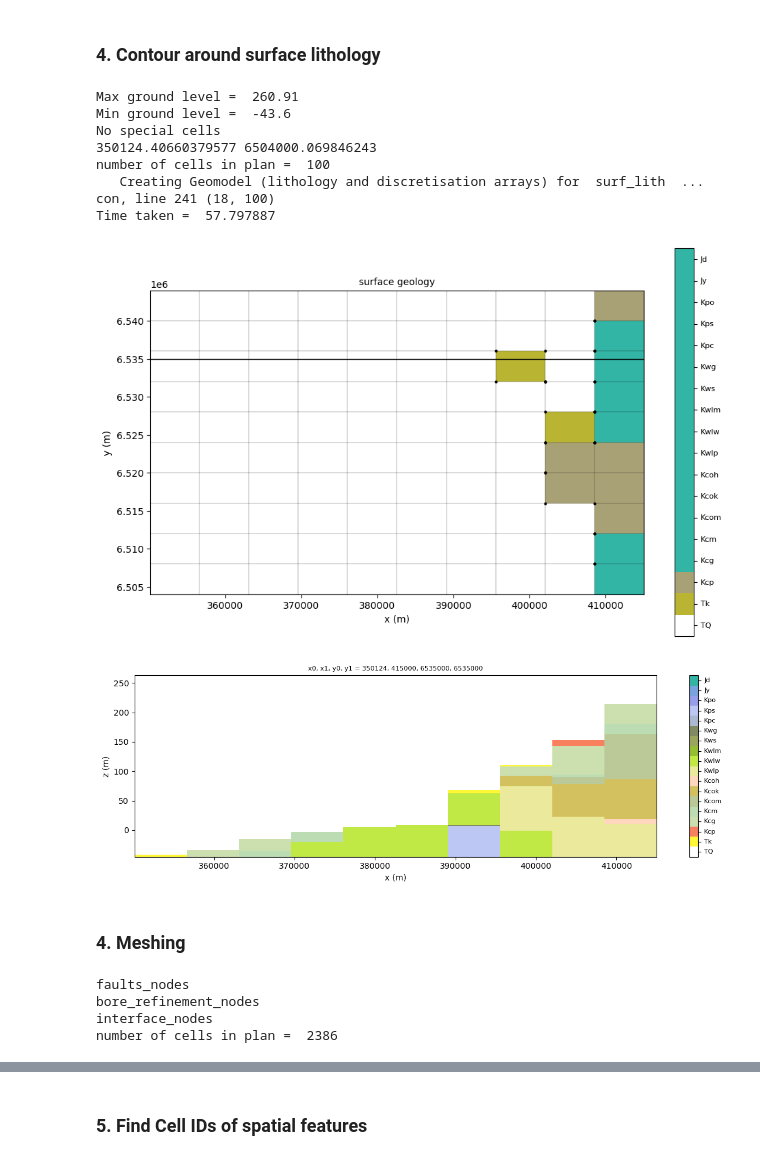
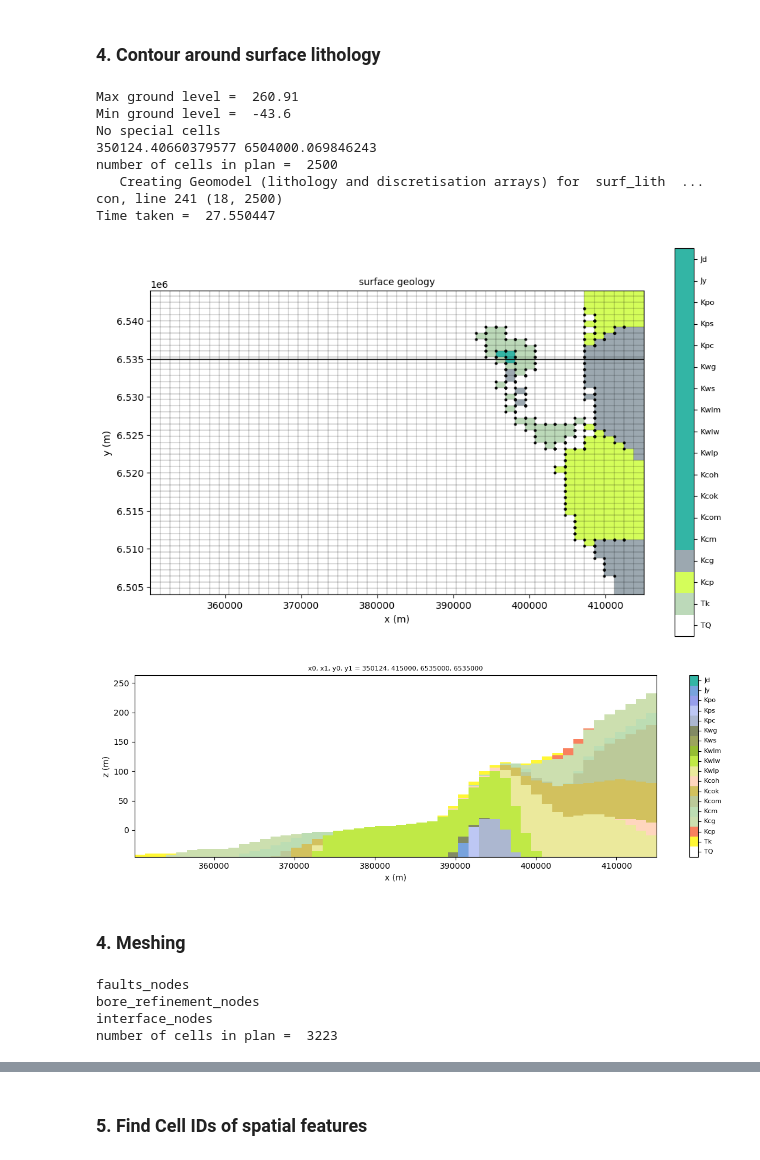
Before and after one commit to malvina-chmielarski/Otorowiri, a Jupyter notebook: scripts/main_script.ipynb, the cells around one changed output, grey strips where cells are left out. Drawn from its saved outputs; the diff is of its cells as text; code cells hidden in the pictures.

```diff
--- a/scripts/main_script.ipynb
+++ b/scripts/main_script.ipynb
@@ -46,8 +46,9 @@ workspace = '../modelfiles/'
 results = '../results/'
 figures = '../figures/'
 triexe = '../exe/triangle.exe'
+mfexe_name = '../exe/mf6.exe'
 
 from loopflopy.project import Project
-project = Project(name, workspace, results, figures, triexe)
+project = Project(name, workspace, results, figures, triexe, mfexe_name)
 # %% [markdown]
 ### 2. Spatial Processing
@@ -142,7 +171,7 @@ z0, z1 = min_gl-2, max_gl+2
 # Create a structured mesh to detect lithological interfaces
 from loopflopy.mesh import Mesh
 mesh = Mesh(plangrid = 'car')
-mesh.ncol, mesh.nrow = 10, 10
+mesh.ncol, mesh.nrow = 50, 50
 mesh.create_mesh(project, spatial)
 print('number of cells in plan = ', mesh.ncpl)
 
@@ -169,38 +198,38 @@ def generate_interface_nodes(raster):
             if raster[i, j] != raster[i, j + 1]:
                 node = Point(mesh.xcenters[j] + 0.5 * mesh.delx, mesh.ycenters[i] - 0.5 * mesh.dely)
                 if node.within(spatial.model_boundary_poly.buffer(-2 * spatial.boundary_buff)): # So that no nodes too close to model boundary
                     nodes.append(node)
             if raster[i, j] != raster[i + 1, j]:
                 node = Point(mesh.xcenters[j] + 0.5 * mesh.delx, mesh.ycenters[i] - 0.5 * mesh.dely)
                 if node.within(spatial.model_boundary_poly.buffer(-2 * spatial.boundary_buff)): # So that no nodes too close to model boundary
                     nodes.append(node)
             if raster[i, j] != raster[i + 1, j + 1]:
                 node = Point(mesh.xcenters[j] + 0.5 * mesh.delx, mesh.ycenters[i] - 0.5 * mesh.dely)
                 if node.within(spatial.model_boundary_poly.buffer(-2 * spatial.boundary_buff)): # So that no nodes too close to model boundary
                     nodes.append(node)
 
     return nodes
 
 nodes = generate_interface_nodes(raster) # Generate nodes at the interfaces
 gdf = gpd.GeoDataFrame(crs = spatial.epsg, geometry=nodes) # Create a GeoDataFrame from the nodes
 #gdf.crs = spatial.crs
 gdf.to_file("../modelfiles/interface_nodes.shp") # Save the nodes as a shapefile
 spatial.interface_nodes = list(zip(gdf.geometry.x, gdf.geometry.y)) # Save the nodes as a list of tuples
 
 
 geomodel.geomodel_plan_lith(spatial, mesh, structuralmodel, y0 = 6535000, y1 = 6535000)
 geomodel.geomodel_transect_lith(structuralmodel, spatial, y0 = 6535000, y1 = 6535000)#, z0 = -900, z1 = -2000)
 # %% [output]
 Max ground level =  260.91
 Min ground level =  -43.6
 No special cells
 350124.40660379577 6504000.069846243
-number of cells in plan =  100
+number of cells in plan =  2500
    Creating Geomodel (lithology and discretisation arrays) for  surf_lith  ...
-con, line 241 (18, 100)
-Time taken =  57.797887
+con, line 241 (18, 2500)
+Time taken =  27.550447
-[figure, old version]
+[figure, new version]
-[figure, old version]
+[figure, new version]
 # %% [markdown]
 ### 4. Meshing
 # %%
@@ -235,7 +264,7 @@ print('number of cells in plan = ', mesh.ncpl)
 faults_nodes
 bore_refinement_nodes
 interface_nodes
-number of cells in plan =  2386
+number of cells in plan =  3223
 # %%
 
 xlim = [spatial.x0 - 2000, spatial.x1 + 2000]
```
Also changed, not shown: parts of 27 cells of this notebook, 4 other files.
